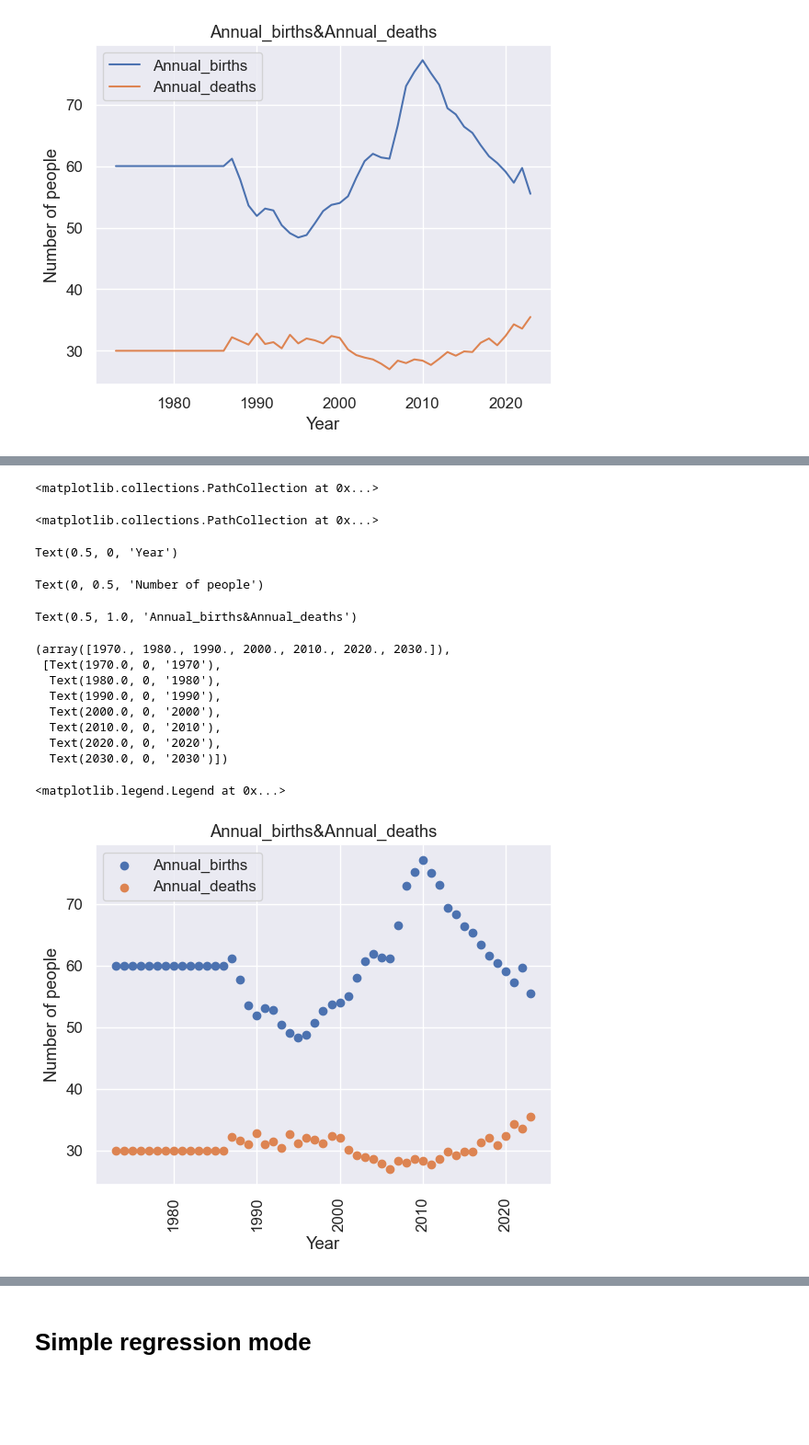
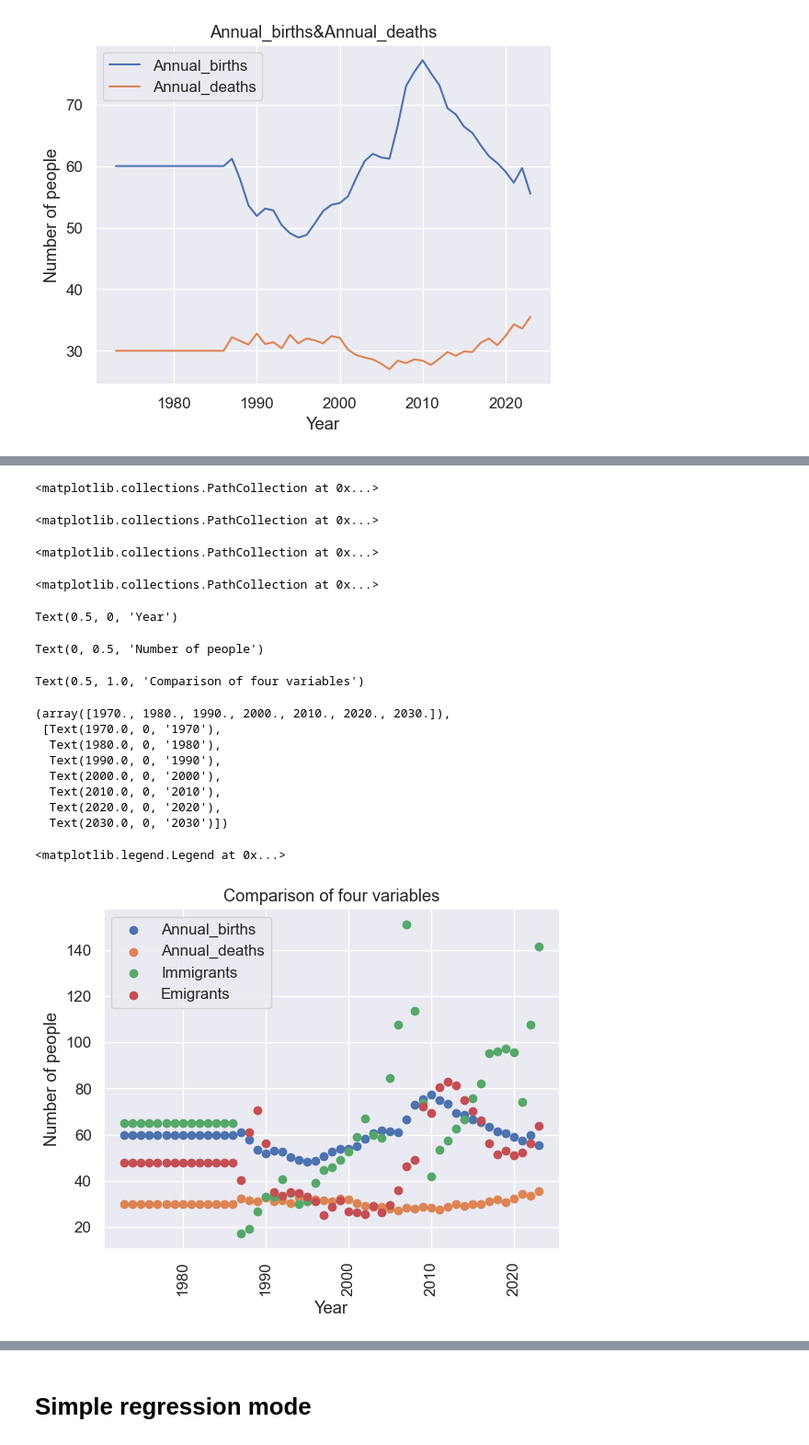
Before and after one commit to diagarmar29/Population-in-Ireland.-1st-Assesment, a Jupyter notebook: Population in Ireland.ipynb, the cells around one changed output, grey strips where cells are left out. Shown at 92% size. Saved outputs shown, nothing was run; the diff lists cells and outputs as text; code cells hidden in the pictures; blank space fills up the shorter version.

```diff
--- a/Population in Ireland.ipynb
+++ b/Population in Ireland.ipynb
@@ -1298,27 +1396,31 @@ Text(0.5, 1.0, 'Annual_births&Annual_deaths')
 # %%
 plt.scatter(NI['Year'], NI['Annual_births'], label='Annual_births')
 plt.scatter(NI['Year'], NI['Annual_deaths'], label='Annual_deaths')
+plt.scatter(AP['Year'], AP['Immigrants'], label='Immigrants')
+plt.scatter(AP['Year'], AP['Emigrants'], label='Emigrants')
 
 plt.xlabel('Year')
 plt.ylabel('Number of people')
-plt.title('Annual_births&Annual_deaths')
+plt.title('Comparison of four variables')
 
 plt.xticks(rotation=90)
 plt.legend()
 plt.show()
 # %% [output]
 <matplotlib.collections.PathCollection at 0x...>
 <matplotlib.collections.PathCollection at 0x...>
-Text(0.5, 0, 'Year')
+<matplotlib.collections.PathCollection at 0x...>
-Text(0, 0.5, 'Number of people')
+<matplotlib.collections.PathCollection at 0x...>
-Text(0.5, 1.0, 'Annual_births&Annual_deaths')
+Text(0.5, 0, 'Year')
-(array([1970., 1980., 1990., 2000., 2010., 2020., 2030.]),
- [Text(1970.0, 0, '1970'),
-  Text(1980.0, 0, '1980'),
-  Text(1990.0, 0, '1990'),
-  Text(2000.0, 0, '2000'),
-  Text(2010.0, 0, '2010'),
-  Text(2020.0, 0, '2020'),
-  Text(2030.0, 0, '2030')])
+Text(0, 0.5, 'Number of people')
-<matplotlib.legend.Legend at 0x...>
+Text(0.5, 1.0, 'Comparison of four variables')
+(array([1970., 1980., 1990., 2000., 2010., 2020., 2030.]),
+ [Text(1970.0, 0, '1970'),
+  Text(1980.0, 0, '1980'),
+  Text(1990.0, 0, '1990'),
+  Text(2000.0, 0, '2000'),
+  Text(2010.0, 0, '2010'),
+  Text(2020.0, 0, '2020'),
+  Text(2030.0, 0, '2030')])
+<matplotlib.legend.Legend at 0x...>
-[figure, old version]
+[figure, new version]
```
Also changed, not shown: parts of 131 cells of this notebook.
